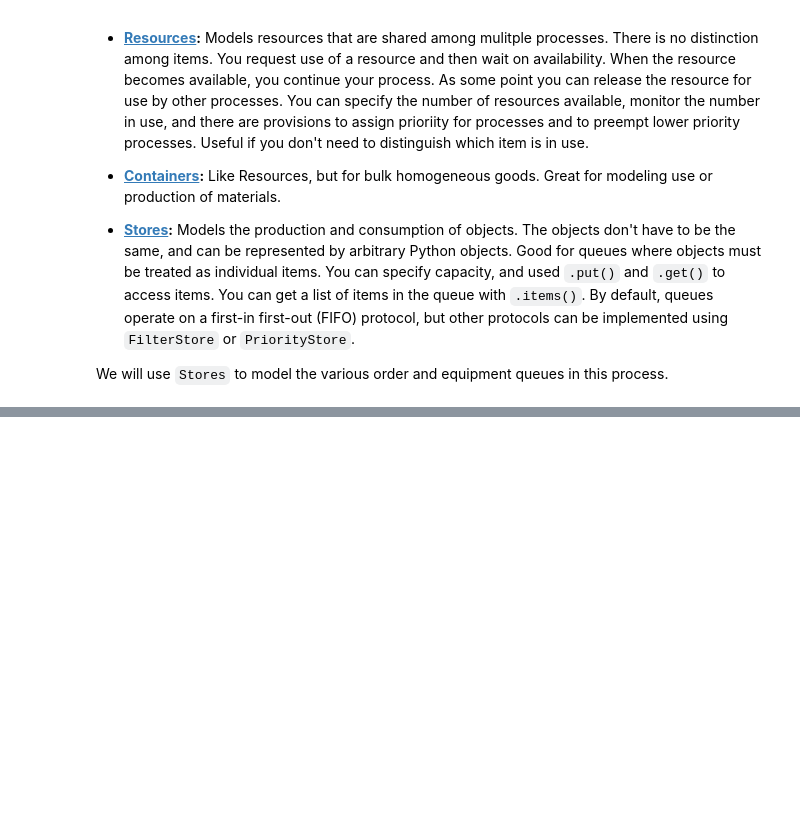
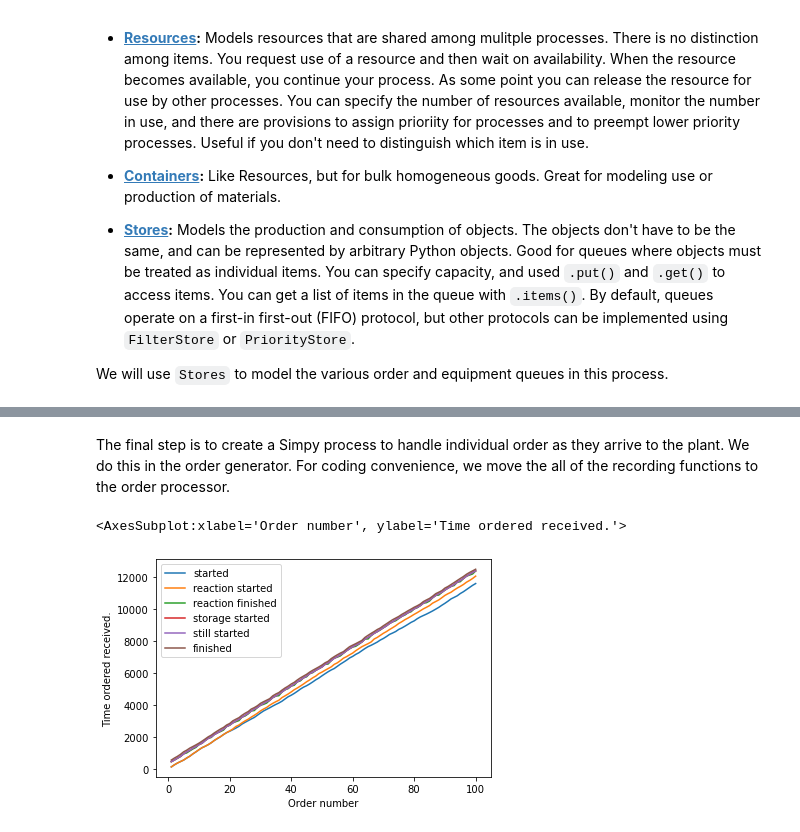
Before and after one commit to jckantor/cbe30338-2021, a Jupyter notebook: docs/07.04-Project-Batch-Chemical-Process.ipynb, the cells around one changed output, grey strips where cells are left out. Cells and saved outputs as stored; diff of their text form; code cells hidden in the pictures; blank space fills up the shorter version.

```diff
--- a/docs/07.04-Project-Batch-Chemical-Process.ipynb
+++ b/docs/07.04-Project-Batch-Chemical-Process.ipynb
@@ -70,0 +181,57 @@ import simpy
+# %% [markdown]
+The final step is to create a Simpy process to handle individual order as they arrive to the plant. We do this in the order generator. For coding convenience, we move the all of the recording functions to the order processor.
+# %%
+import random
+import simpy
+import pandas as pd
+
+orders = {}
+
+def order_generator(n_orders=100):
+    order_id = 0
+    while order_id < n_orders:
+        yield env.timeout(random.uniform(115 - 30, 115 + 30))
+        order_id += 1
+        env.process(order_processor(order_id))
+
+def order_processor(order_id):
+
+    orders[order_id] = {"started": env.now}
+
+    reactor = yield reactors.get()
+    orders[order_id]["reaction started"] = env.now
+
+    yield env.timeout(random.uniform(335 - 60, 335 + 60))
+    orders[order_id]["reaction finished"] = env.now
+
+    tank = yield tanks.get()
+    orders[order_id]["storage started"] = env.now
+    reactors.put(reactor)
+
+    still = yield stills.get()
+    orders[order_id]["still started"] = env.now
+    yield env.timeout(random.uniform(110 - 20, 110 + 20))
+
+    orders[order_id]["finished"] = env.now
+    stills.put(still)
+    tanks.put(tank)
+
+env = simpy.Environment()
+
+reactors = simpy.Store(env)
+reactors.items = ["Reactor A", "Reactor B", "Reactor C"]
+
+tanks = simpy.Store(env)
+tanks.items = ["Tank A"]
+
+stills = simpy.Store(env)
+stills.items = ["Still A"]
+
+env.process(order_generator(100))
+env.run()
+
+df = pd.DataFrame(orders).T
+df.plot(xlabel="Order number", ylabel="Time ordered received.")
+# %% [output]
+<AxesSubplot:xlabel='Order number', ylabel='Time ordered received.'>
+[figure, added]
```
Also changed, not shown: parts of 17 cells of this notebook, 11 other files.
